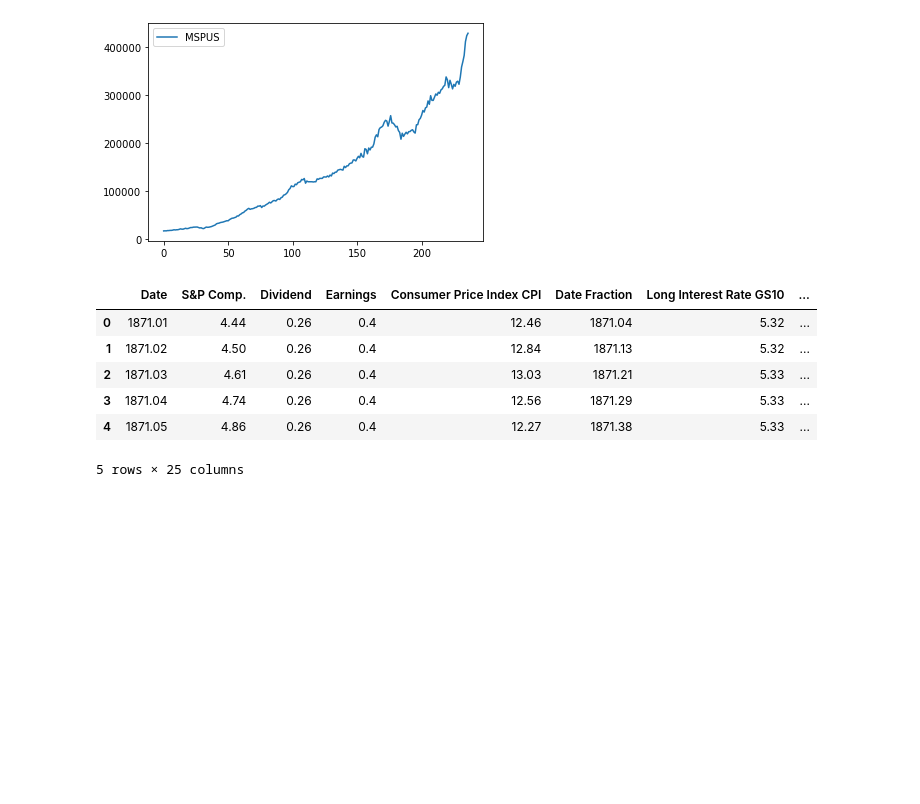
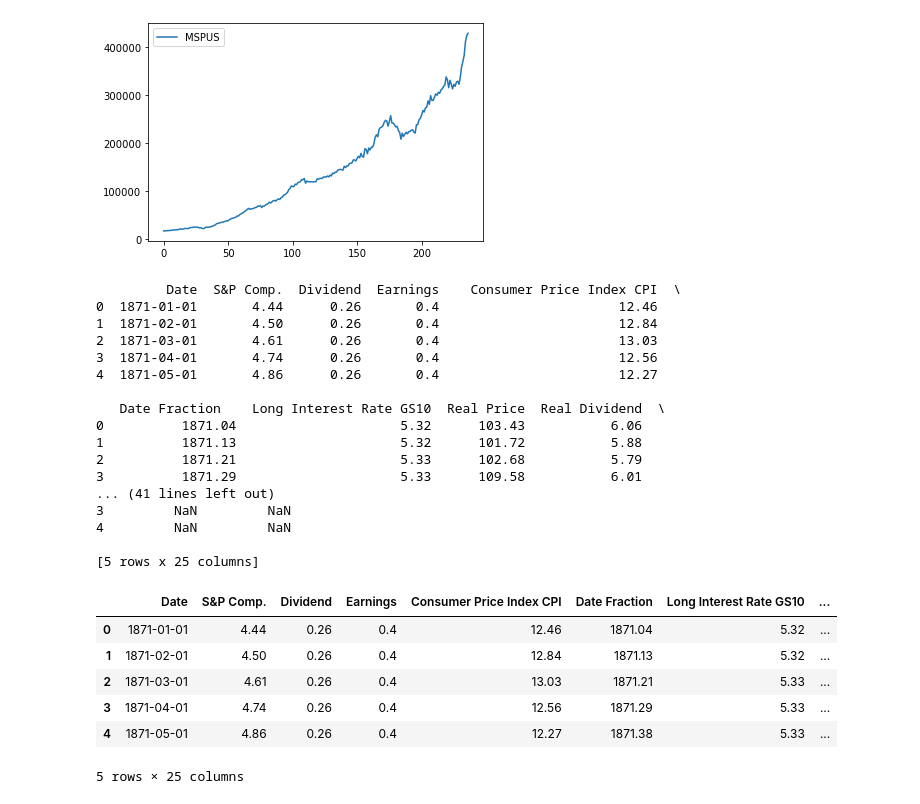
Before and after one commit to hsdistefa/mas-thesis, a Jupyter notebook: EDA.ipynb, the cells around one changed output. Cells and saved outputs as stored; diff of their text form; code cells hidden in the pictures; blank space fills up the shorter version.

Commit message:
Added Datetime Conversion

```diff
--- a/EDA.ipynb
+++ b/EDA.ipynb
@@ -38,17 +39,43 @@ df.plot()
 plt.show()
 # %% [output]
 [figure]
-# %%
-macro_df = pd.read_csv('data/Macroecon_US.csv')
-macro_df.head()
-# %% [output]
-|  | Date | S&P Comp. | Dividend | Earnings | Consumer Price Index CPI | Date Fraction | Long Interest Rate GS10 | ... |
-| 0 | 1871.01 | 4.44 | 0.26 | 0.4 | 12.46 | 1871.04 | 5.32 | ... |
-| 1 | 1871.02 | 4.50 | 0.26 | 0.4 | 12.84 | 1871.13 | 5.32 | ... |
-| 2 | 1871.03 | 4.61 | 0.26 | 0.4 | 13.03 | 1871.21 | 5.33 | ... |
-| 3 | 1871.04 | 4.74 | 0.26 | 0.4 | 12.56 | 1871.29 | 5.33 | ... |
-| 4 | 1871.05 | 4.86 | 0.26 | 0.4 | 12.27 | 1871.38 | 5.33 | ... |
-5 rows × 25 columns
+# %%
+macro_df = pd.read_csv('data/Macroecon_US.csv')
+
+# Get the Date column in to a format strftime can handle
+macro_df['Date'] = macro_df['Date'].astype('str') + '.01'  # Assume data is from the first of each month
+macro_df['Date'] = macro_df['Date'].str.replace('.', '-')
+print(macro_df.head())
+
+# Convert to datetime object
+macro_df['Date'] = pd.to_datetime(macro_df['Date'], format='%Y.%m')
+
+macro_df.head()
+# %% [output]
+         Date  S&P Comp.  Dividend  Earnings    Consumer Price Index CPI  \
+0  1871-01-01       4.44      0.26       0.4                       12.46
+1  1871-02-01       4.50      0.26       0.4                       12.84
+2  1871-03-01       4.61      0.26       0.4                       13.03
+3  1871-04-01       4.74      0.26       0.4                       12.56
+4  1871-05-01       4.86      0.26       0.4                       12.27
+
+   Date Fraction    Long Interest Rate GS10  Real Price  Real Dividend  \
+0          1871.04                     5.32      103.43           6.06
+1          1871.13                     5.32      101.72           5.88
+2          1871.21                     5.33      102.68           5.79
+3          1871.29                     5.33      109.58           6.01
+... (41 lines left out)
+3         NaN         NaN
+4         NaN         NaN
+
+[5 rows x 25 columns]
+|  | Date | S&P Comp. | Dividend | Earnings | Consumer Price Index CPI | Date Fraction | Long Interest Rate GS10 | ... |
+| 0 | 1871-01-01 | 4.44 | 0.26 | 0.4 | 12.46 | 1871.04 | 5.32 | ... |
+| 1 | 1871-02-01 | 4.50 | 0.26 | 0.4 | 12.84 | 1871.13 | 5.32 | ... |
+| 2 | 1871-03-01 | 4.61 | 0.26 | 0.4 | 13.03 | 1871.21 | 5.33 | ... |
+| 3 | 1871-04-01 | 4.74 | 0.26 | 0.4 | 12.56 | 1871.29 | 5.33 | ... |
+| 4 | 1871-05-01 | 4.86 | 0.26 | 0.4 | 12.27 | 1871.38 | 5.33 | ... |
+5 rows × 25 columns
 # %%
 supply_df = pd.read_csv('data/Monthly_Supply_New_Houses_US.csv')
 supply_df.head()
```
Also changed, not shown: parts of 3 cells of this notebook, 1 other file.
